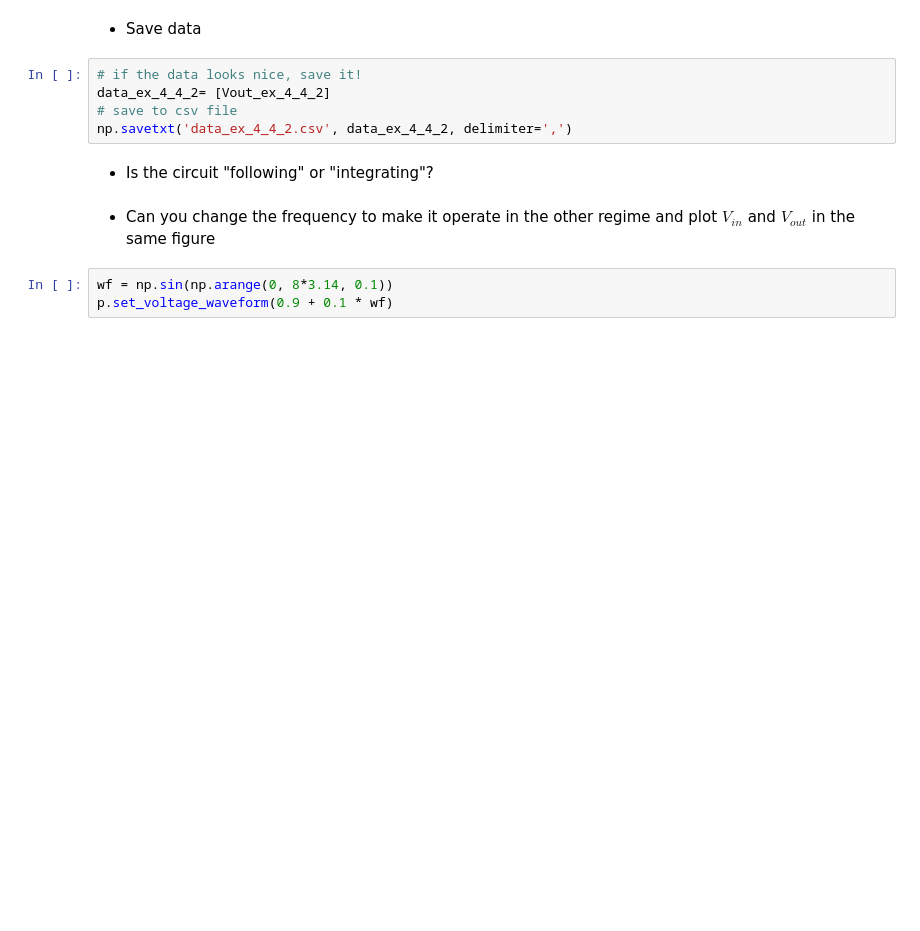
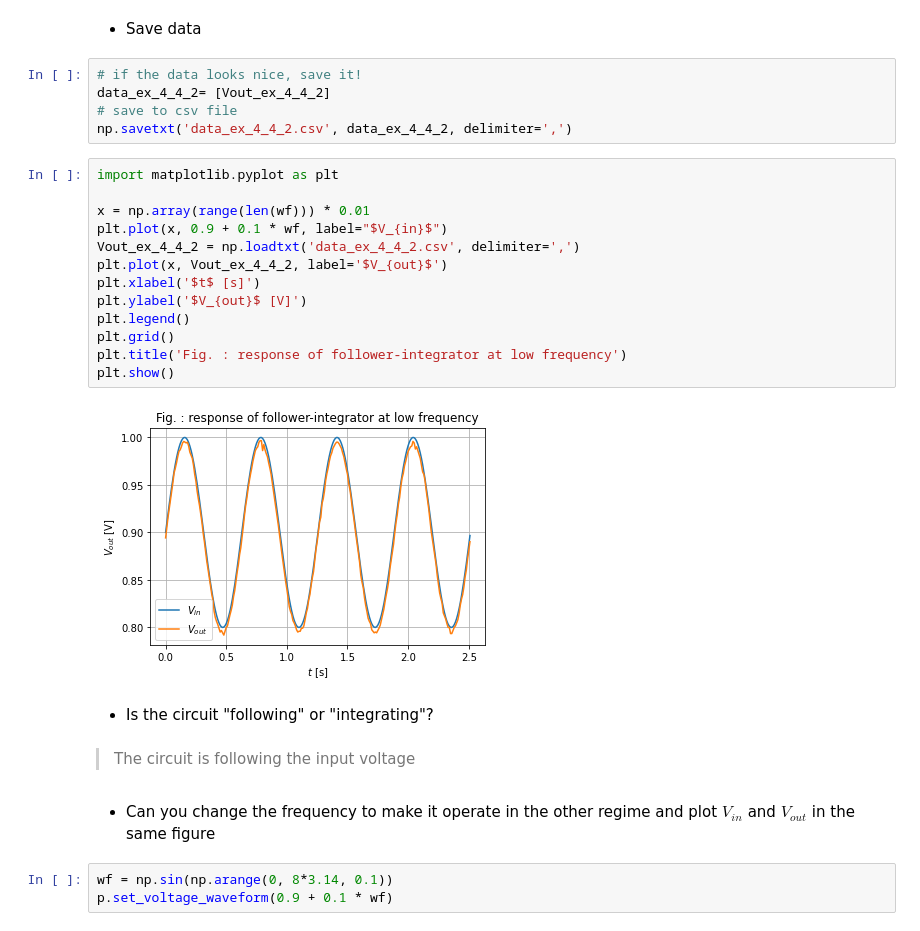
Before and after one commit to daggermaster3000/NE1, a Jupyter notebook: TP6/2021_PRELab06_18_Quillan_Favey.ipynb, the cells around one changed output. Saved outputs shown, nothing was run; the diff lists cells and outputs as text; blank space fills up the shorter version.

```diff
--- a/TP6/2021_PRELab06_18_Quillan_Favey.ipynb
+++ b/TP6/2021_PRELab06_18_Quillan_Favey.ipynb
@@ -668,8 +690,25 @@ plt.plot(Vout_ex_4_4_2)
 data_ex_4_4_2= [Vout_ex_4_4_2]
 # save to csv file
 np.savetxt('data_ex_4_4_2.csv', data_ex_4_4_2, delimiter=',')
+# %%
+import matplotlib.pyplot as plt
+
+x = np.array(range(len(wf))) * 0.01
+plt.plot(x, 0.9 + 0.1 * wf, label="$V_{in}$")
+Vout_ex_4_4_2 = np.loadtxt('data_ex_4_4_2.csv', delimiter=',')
+plt.plot(x, Vout_ex_4_4_2, label='$V_{out}$')
+plt.xlabel('$t$ [s]')
+plt.ylabel('$V_{out}$ [V]')
+plt.legend()
+plt.grid()
+plt.title('Fig. : response of follower-integrator at low frequency')
+plt.show()
+# %% [output]
+[figure, added]
 # %% [markdown]
 * Is the circuit "following" or "integrating"?
+# %% [markdown]
+> The circuit is following the input voltage
 # %% [markdown]
 * Can you change the frequency to make it operate in the other regime and plot $V_{in}$ and $V_{out}$ in the same figure
 # %%
```
Also changed, not shown: parts of 12 cells of this notebook.
